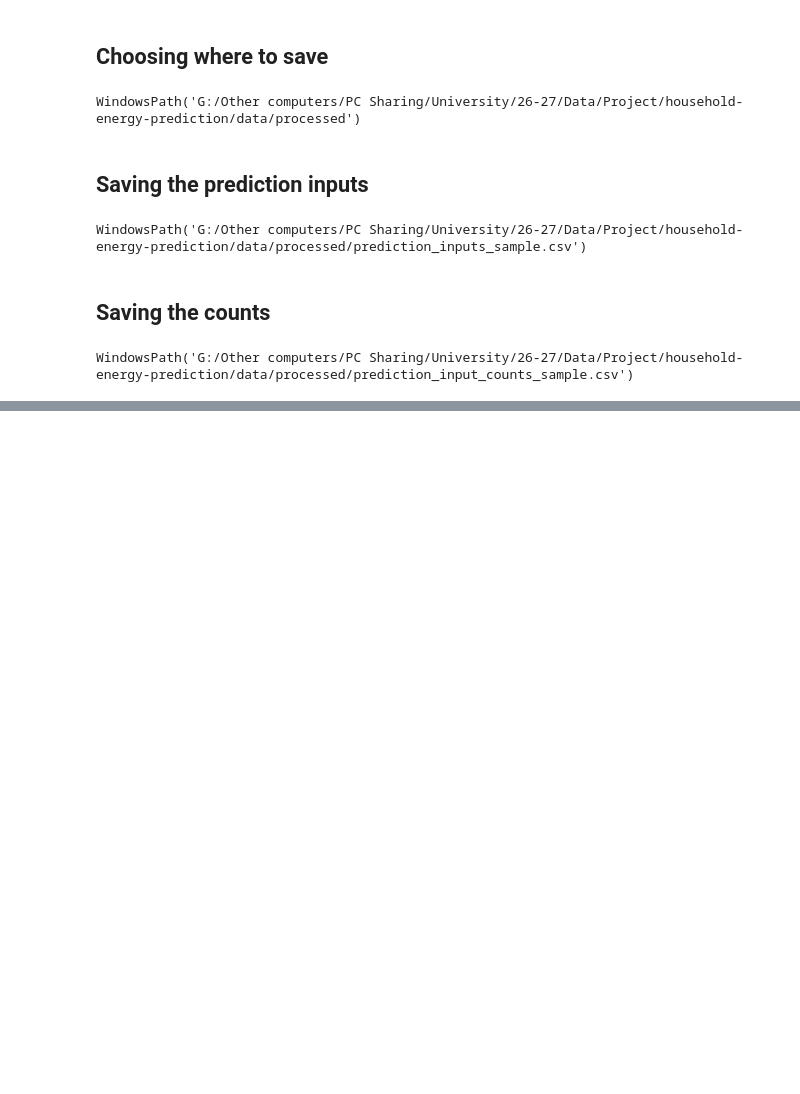
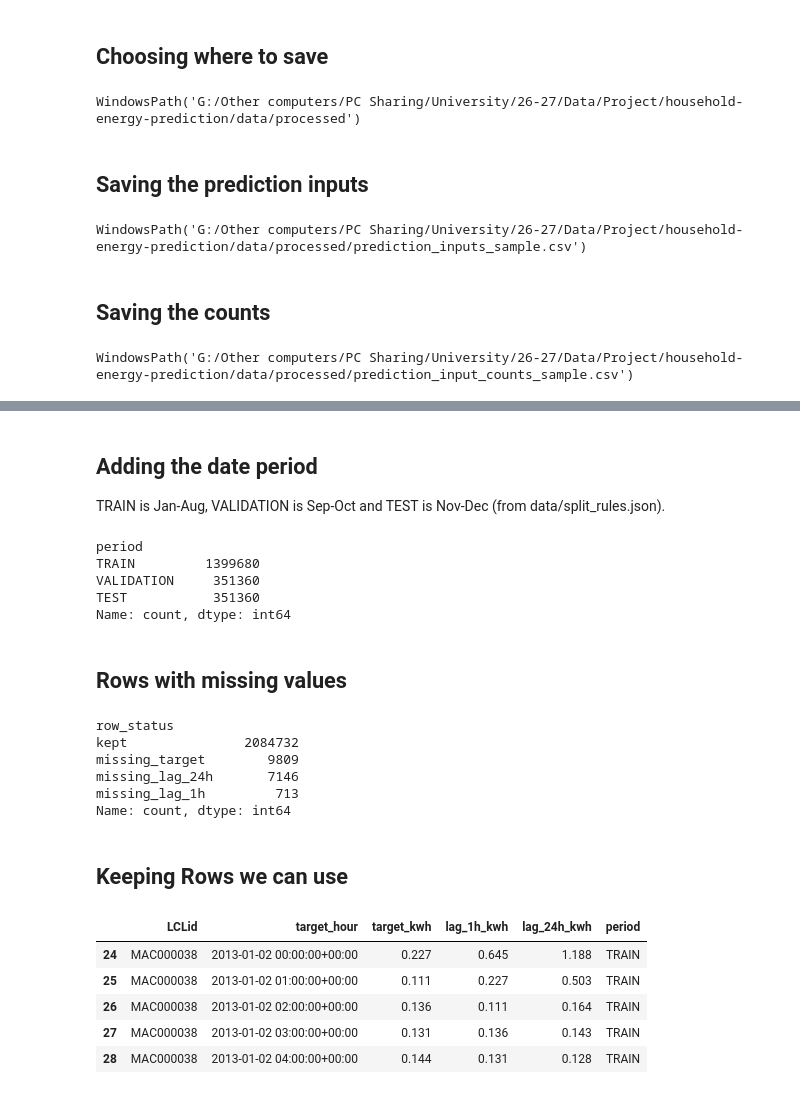
Before and after one commit to Fadhlallah-Almohammed/household-energy-prediction, a Jupyter notebook: notebooks/M3/prepare_prediction_inputs.ipynb, the cells around one changed output, grey strips where cells are left out. Cells and saved outputs as stored; diff of their text form; code cells hidden in the pictures; blank space fills up the shorter version.

```diff
--- a/notebooks/M3/prepare_prediction_inputs.ipynb
+++ b/notebooks/M3/prepare_prediction_inputs.ipynb
@@ -283,0 +312,9 @@ WindowsPath('G:/Other computers/PC Sharing/University/26-27/Data/Project/househo
+# %%
+hours = pd.date_range(full["hour"].min(), full["hour"].max(), freq="h")
+homes = sorted(full["LCLid"].unique())
+grid = pd.MultiIndex.from_product([homes, hours], names=["LCLid", "target_hour"])
+values = full.set_index(["LCLid", "hour"])["kwh"]
+values.index.names = ["LCLid", "target_hour"]
+values = values.reindex(grid)
+all_rows = values.reset_index(name="target_kwh")
+len(all_rows)
@@ -283,0 +340,48 @@ WindowsPath('G:/Other computers/PC Sharing/University/26-27/Data/Project/househo
+# %% [markdown]
+## Adding the date period
+
+TRAIN is Jan-Aug, VALIDATION is Sep-Oct and TEST is Nov-Dec (from data/split_rules.json).
+# %%
+import json
+rules = json.load(open(PROJECT_ROOT / "data/split_rules.json"))
+all_rows["period"] = None
+for period, (start, end) in rules["periods"].items():
+    start = pd.Timestamp(start, tz="UTC")
+    end = pd.Timestamp(end, tz="UTC")
+    inside = (all_rows["target_hour"] >= start) & (all_rows["target_hour"] < end)
+    all_rows.loc[inside, "period"] = period
+all_rows["period"].value_counts()
+# %% [output]
+period
+TRAIN         1399680
+VALIDATION     351360
+TEST           351360
+Name: count, dtype: int64
+# %% [markdown]
+## Rows with missing values
+# %%
+all_rows["row_status"] = "kept"
+all_rows.loc[all_rows["lag_24h_kwh"].isna(), "row_status"] = "missing_lag_24h"
+all_rows.loc[all_rows["lag_1h_kwh"].isna(), "row_status"] = "missing_lag_1h"
+all_rows.loc[all_rows["target_kwh"].isna(), "row_status"] = "missing_target"
+all_rows["row_status"].value_counts()
+# %% [output]
+row_status
+kept               2084732
+missing_target        9809
+missing_lag_24h       7146
+missing_lag_1h         713
+Name: count, dtype: int64
+# %% [markdown]
+## Keeping Rows we can use
+# %%
+inputs = all_rows[all_rows["row_status"] == "kept"]
+inputs = inputs[["LCLid", "target_hour", "target_kwh", "lag_1h_kwh", "lag_24h_kwh", "period"]]
+inputs.head()
+# %% [output]
+|  | LCLid | target_hour | target_kwh | lag_1h_kwh | lag_24h_kwh | period |
+| 24 | MAC000038 | 2013-01-02 00:00:00+00:00 | 0.227 | 0.645 | 1.188 | TRAIN |
+| 25 | MAC000038 | 2013-01-02 01:00:00+00:00 | 0.111 | 0.227 | 0.503 | TRAIN |
+| 26 | MAC000038 | 2013-01-02 02:00:00+00:00 | 0.136 | 0.111 | 0.164 | TRAIN |
+| 27 | MAC000038 | 2013-01-02 03:00:00+00:00 | 0.131 | 0.136 | 0.143 | TRAIN |
+| 28 | MAC000038 | 2013-01-02 04:00:00+00:00 | 0.144 | 0.131 | 0.128 | TRAIN |
```
Also changed, not shown: parts of 19 cells of this notebook.
